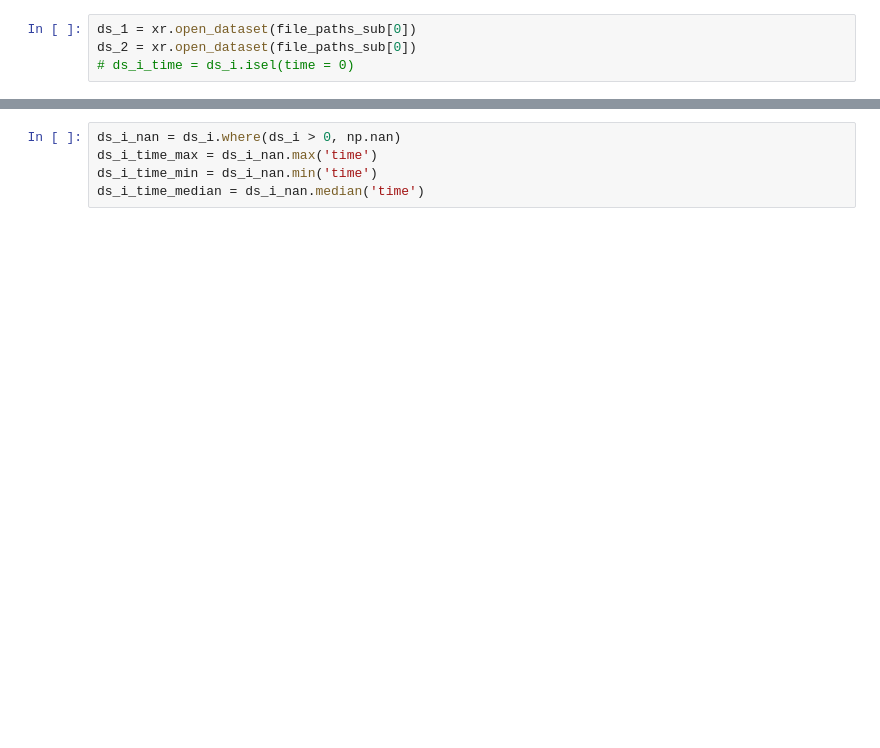
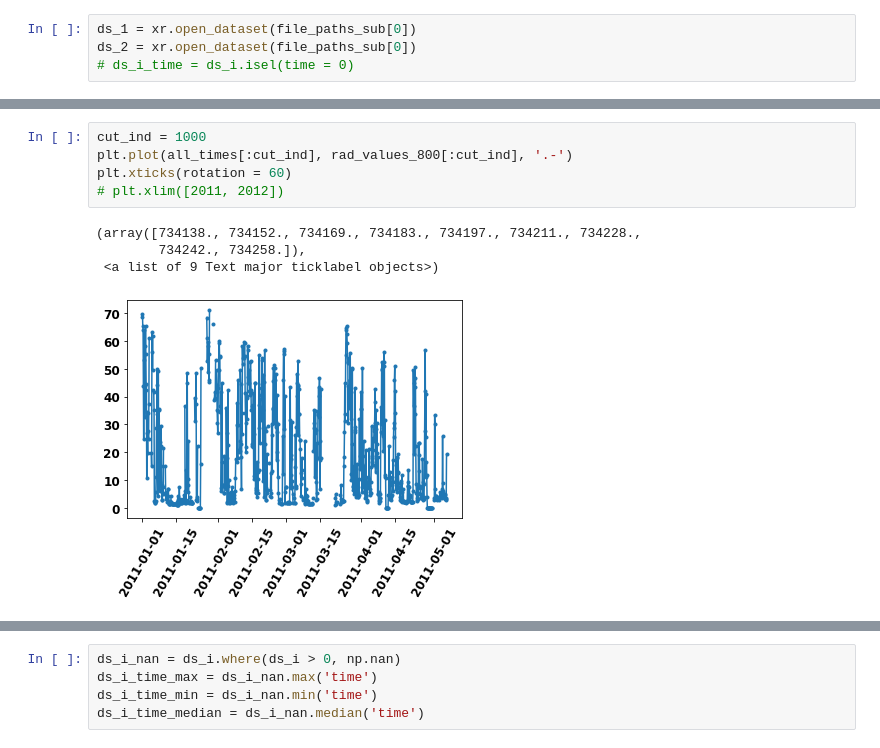
Before and after one commit to costachris/arctic_surface_forcing, a Jupyter notebook: rad_transfer_python/summit_aeri.ipynb, the cells around one changed output, grey strips where cells are left out. Drawn from its saved outputs; the diff is of its cells as text; blank space fills up the shorter version.

```diff
--- a/rad_transfer_python/summit_aeri.ipynb
+++ b/rad_transfer_python/summit_aeri.ipynb
@@ -125,0 +174,10 @@ ds_i = xr.open_mfdataset(file_paths_sub,
+# %%
+cut_ind = 1000
+plt.plot(all_times[:cut_ind], rad_values_800[:cut_ind], '.-')
+plt.xticks(rotation = 60)
+# plt.xlim([2011, 2012])
+# %% [output]
+(array([734138., 734152., 734169., 734183., 734197., 734211., 734228.,
+        734242., 734258.]),
+ <a list of 9 Text major ticklabel objects>)
+[figure, added]
```
Also changed, not shown: parts of 29 cells of this notebook, 5 other files.
